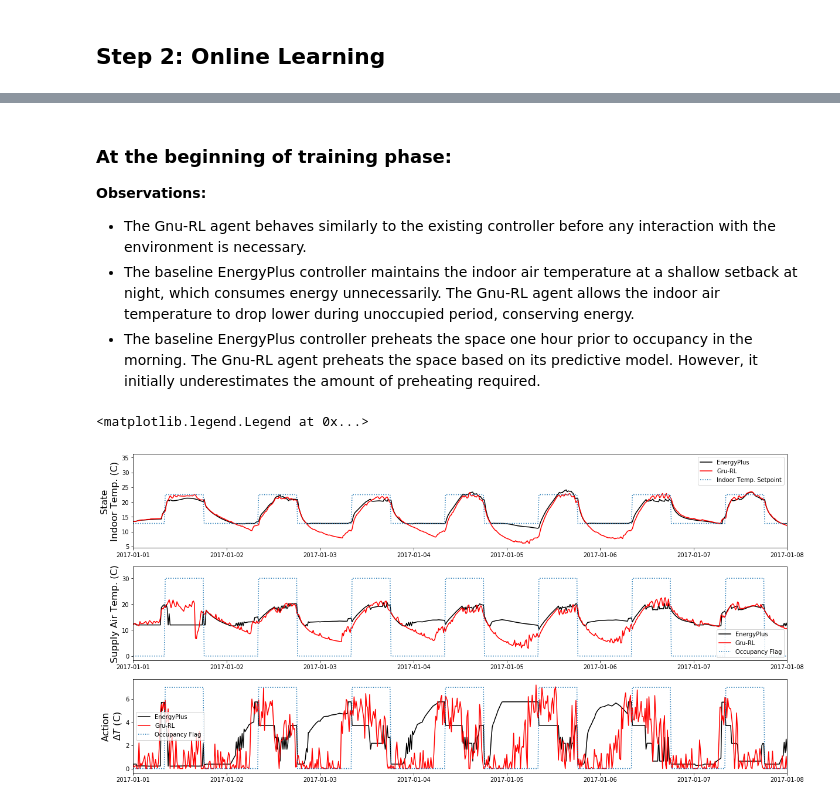
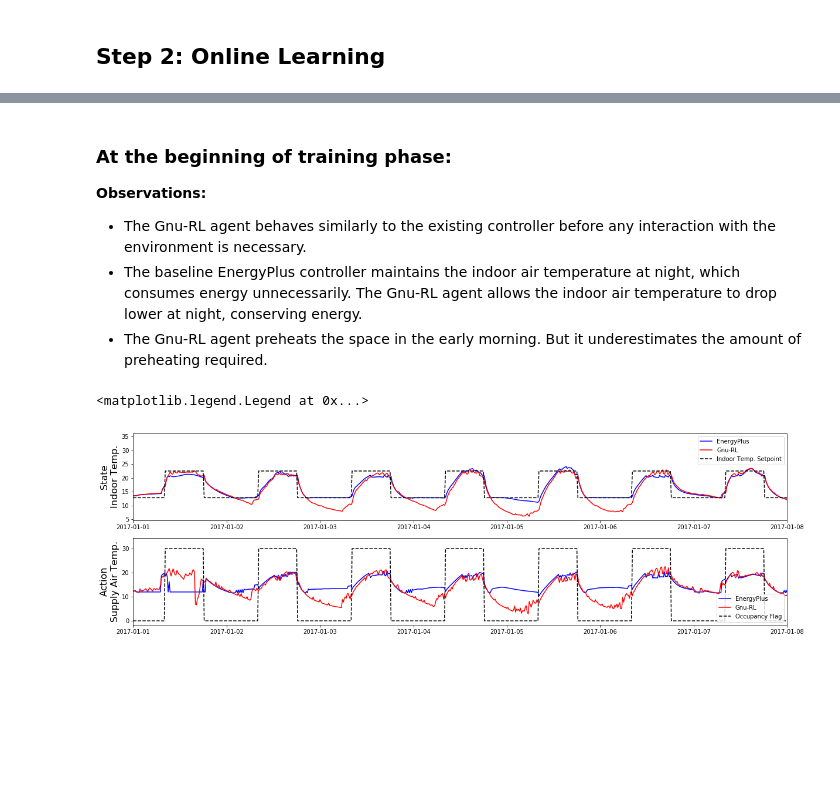
Before and after one commit to bingqingchen/Gnu-RL, a Jupyter notebook: agent/Demo.ipynb, the cells around one changed output, grey strips where cells are left out. Saved outputs shown, nothing was run; the diff lists cells and outputs as text; code cells hidden in the pictures; blank space fills up the shorter version.

```diff
--- a/agent/Demo.ipynb
+++ b/agent/Demo.ipynb
@@ -168,36 +159,28 @@ Energy Consumed by the HVAC = 7088.52kWh
 ### At the beginning of training phase:
 **Observations:**
 - The Gnu-RL agent behaves similarly to the existing controller before any interaction with the environment is necessary.
-- The baseline EnergyPlus controller maintains the indoor air temperature at a shallow setback at night, which consumes energy unnecessarily. The Gnu-RL agent allows the indoor air temperature to drop lower during unoccupied period, conserving energy.
-- The baseline EnergyPlus controller preheats the space one hour prior to occupancy in the morning. The Gnu-RL agent preheats the space based on its predictive model. However, it initially underestimates the amount of preheating required.
+- The baseline EnergyPlus controller maintains the indoor air temperature at night, which consumes energy unnecessarily. The Gnu-RL agent allows the indoor air temperature to drop lower at night, conserving energy.
+- The Gnu-RL agent preheats the space in the early morning. But it underestimates the amount of preheating required.
 # %%
-fig = plt.figure(figsize=(20,10))
+fig = plt.figure(figsize=(20,6))
 start_time = pd.datetime(year = 2017, month = 1, day = 1)
 end_time = start_time + pd.Timedelta(days = 7)
 
-plt.subplot(3,1,1)
-plt.plot(baseline["Indoor Temp."], 'k-', label="EnergyPlus")
+plt.subplot(2,1,1)
+plt.plot(baseline["Indoor Temp."], 'b-', label="EnergyPlus")
 plt.plot(rl["Indoor Temp."],'r-', label="Gnu-RL")
-plt.plot(rl["Indoor Temp. Setpoint"], ":")
+plt.plot(rl["Indoor Temp. Setpoint"], 'k--')
 plt.legend()
-plt.ylabel("State\nIndoor Temp. (C)", fontsize = 16)
+plt.ylabel("State\nIndoor Temp.", fontsize = 16)
 plt.xlim([start_time, end_time])
 
-plt.subplot(3,1,2)
-plt.plot(baseline["Sys Out Temp."],'k', label ="EnergyPlus")
+plt.subplot(2,1,2)
+plt.plot(baseline["Sys Out Temp."],'b', label ="EnergyPlus")
 plt.plot(rl["Sys Out Temp."], 'r', label ="Gnu-RL")
-plt.plot(baseline["Occupancy Flag"]*30, ":", label= "Occupancy Flag")
+plt.plot(baseline["Occupancy Flag"]*30, 'k--', label= "Occupancy Flag")
 plt.xlim([start_time, end_time])
-plt.ylabel("Supply Air Temp. (C)", fontsize = 16)
+plt.ylabel("Action\nSupply Air Temp.", fontsize = 16)
 plt.legend()
-
-plt.subplot(3,1,3)
-plt.plot(baseline["Delta T"],'k', label ="EnergyPlus")
-plt.plot(rl["Delta T"], 'r', label ="Gnu-RL")
-plt.plot(baseline["Occupancy Flag"]*7, ":", label= "Occupancy Flag")
-plt.xlim([start_time, end_time])
-plt.ylabel("Action\n$\Delta T$ (C)", fontsize = 16)
-plt.legend()
 # %% [output]
 <matplotlib.legend.Legend at 0x...>
-[figure, old version]
+[figure, new version]
```
Also changed, not shown: parts of 15 cells of this notebook.
